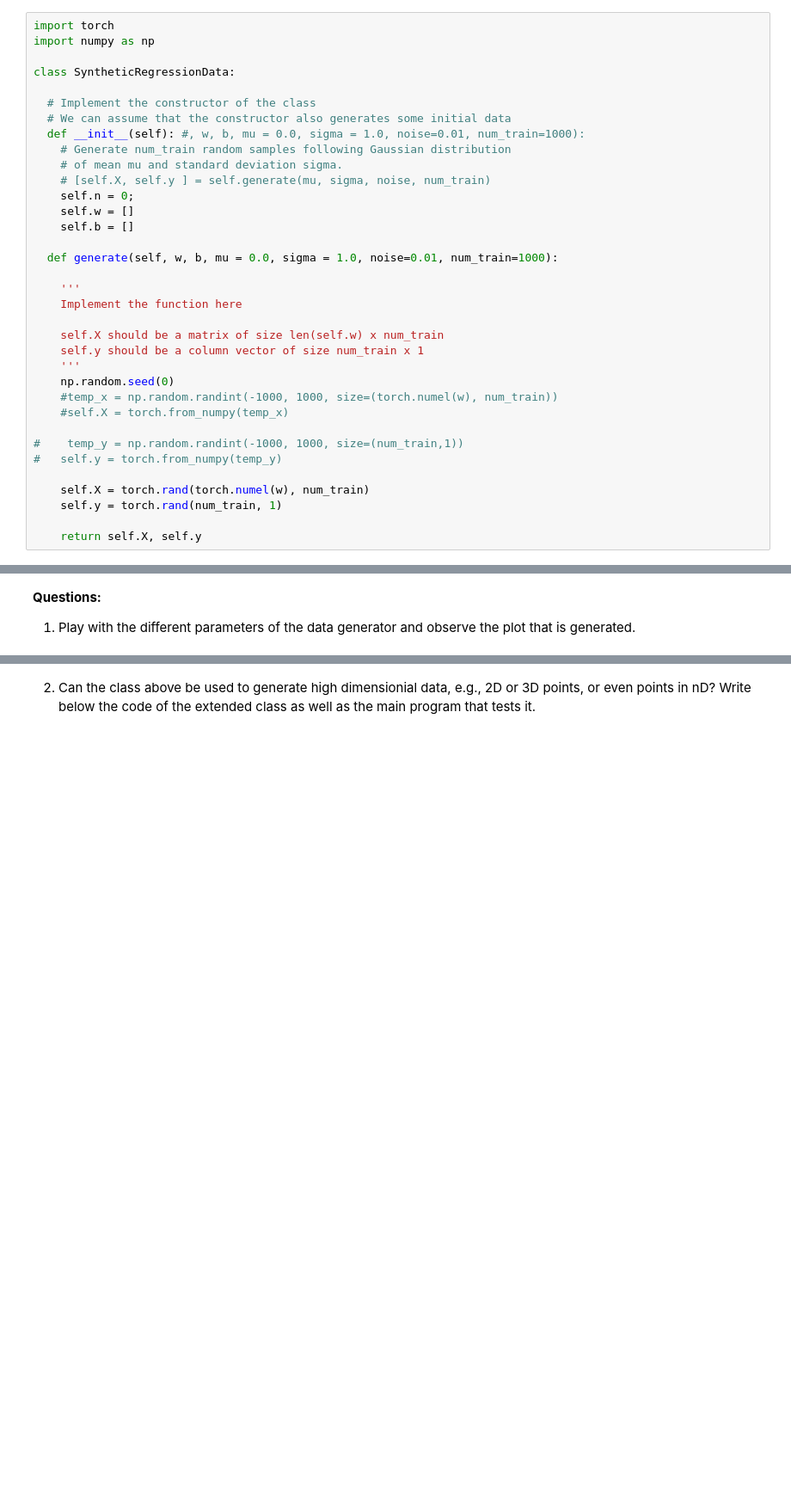
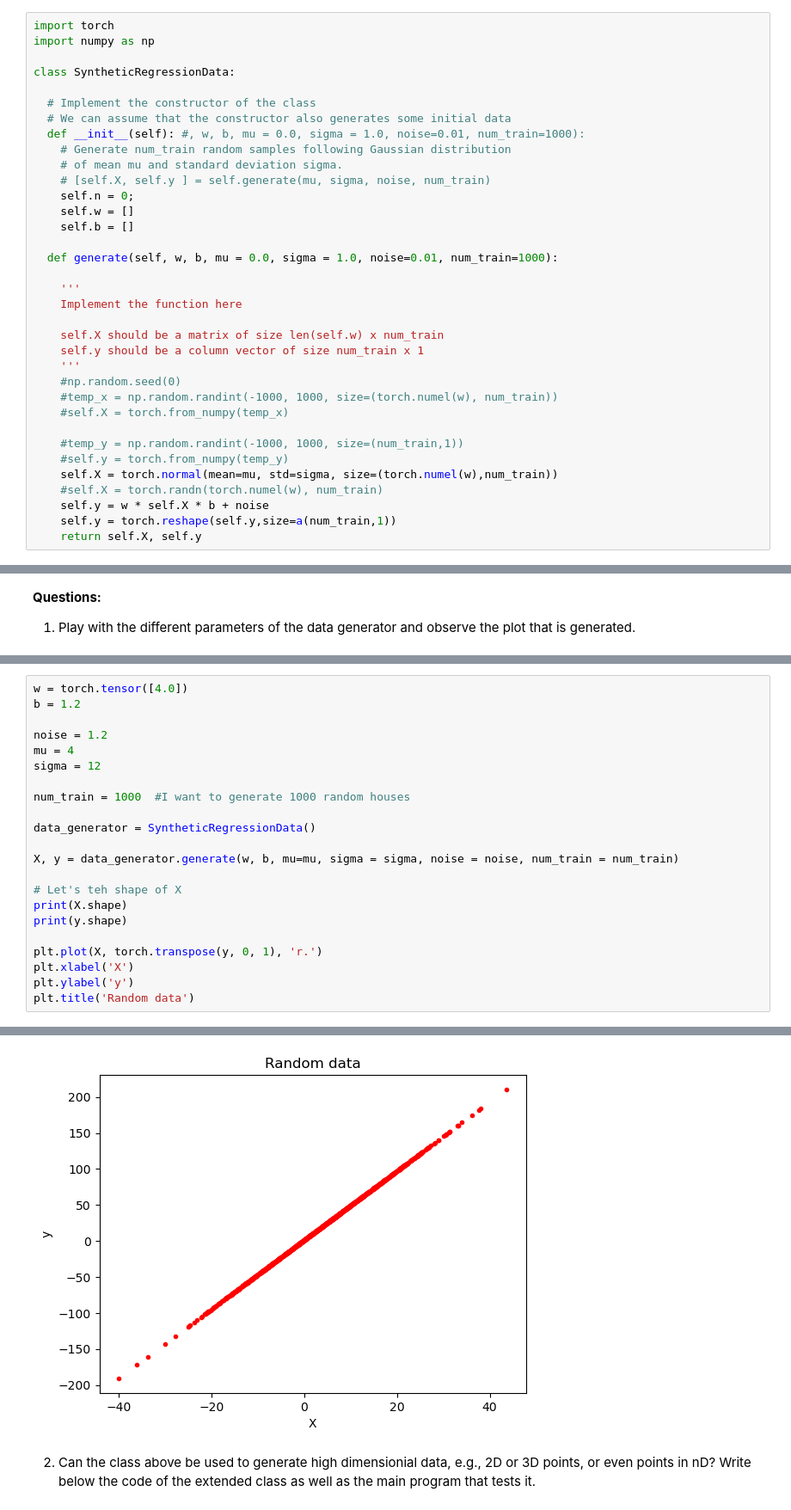
Before and after one commit to Aithusa712/GoogleColab, a Jupyter notebook: Lab02/ICT303 - Lab2_LinearNeuralNetwork.ipynb, the cells around one changed output, grey strips where cells are left out. Shown at 86% size. Drawn from its saved outputs; the diff is of its cells as text; blank space fills up the shorter version.

```diff
--- a/Lab02/ICT303 - Lab2_LinearNeuralNetwork.ipynb
+++ b/Lab02/ICT303 - Lab2_LinearNeuralNetwork.ipynb
@@ -238,16 +238,16 @@ class SyntheticRegressionData:
     self.X should be a matrix of size len(self.w) x num_train
     self.y should be a column vector of size num_train x 1
     '''
-    np.random.seed(0)
+    #np.random.seed(0)
     #temp_x = np.random.randint(-1000, 1000, size=(torch.numel(w), num_train))
     #self.X = torch.from_numpy(temp_x)
 
-#    temp_y = np.random.randint(-1000, 1000, size=(num_train,1))
-#   self.y = torch.from_numpy(temp_y)
-
-    self.X = torch.rand(torch.numel(w), num_train)
-    self.y = torch.rand(num_train, 1)
-
+    #temp_y = np.random.randint(-1000, 1000, size=(num_train,1))
+    #self.y = torch.from_numpy(temp_y)
+    self.X = torch.normal(mean=mu, std=sigma, size=(torch.numel(w),num_train))
+    #self.X = torch.randn(torch.numel(w), num_train)
+    self.y = w * self.X * b + noise
+    self.y = torch.reshape(self.y,size=a(num_train,1))
     return self.X, self.y
 # %% [markdown]
 Below is an example of how to use the class to generate $n=1000$ data and plot them.
@@ -295,0 +292,23 @@ Text(0.5, 1.0, 'Random data')
+# %%
+w = torch.tensor([4.0])
+b = 1.2
+
+noise = 1.2
+mu = 4
+sigma = 12
+
+num_train = 1000  #I want to generate 1000 random houses
+
+data_generator = SyntheticRegressionData()
+
+X, y = data_generator.generate(w, b, mu=mu, sigma = sigma, noise = noise, num_train = num_train)
+
+# Let's teh shape of X
+print(X.shape)
+print(y.shape)
+
+plt.plot(X, torch.transpose(y, 0, 1), 'r.')
+plt.xlabel('X')
+plt.ylabel('y')
+plt.title('Random data')
+# %% [output]
@@ -296,3 +318,4 @@ Text(0.5, 1.0, 'Random data')
+[figure, added]
 # %% [markdown]
 2. Can the class above be used to generate high dimensionial data, e.g., 2D or 3D points, or even points in nD? Write below the code of the extended class as well as the main program that tests it.
 # %%
```
Also changed, not shown: parts of 4 cells of this notebook, 4 other files.
